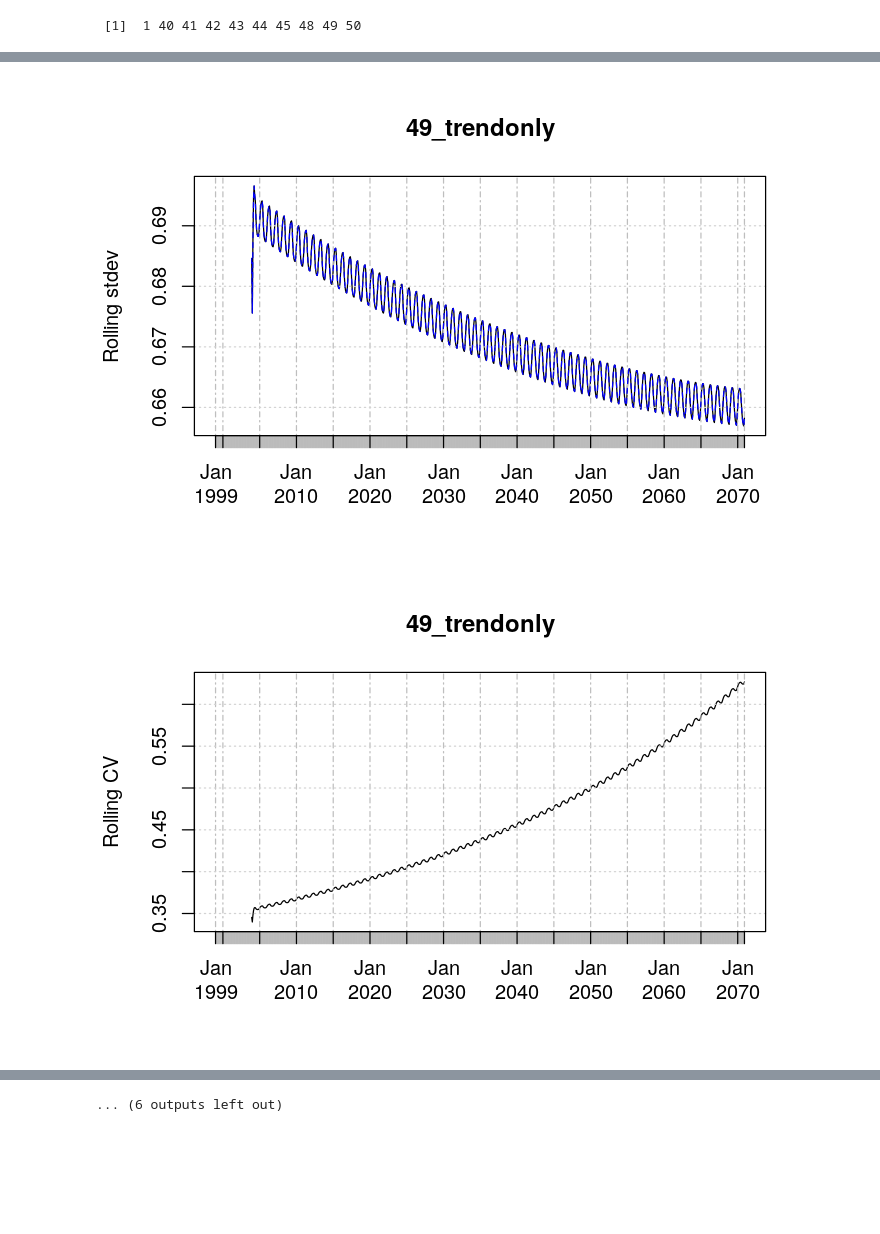
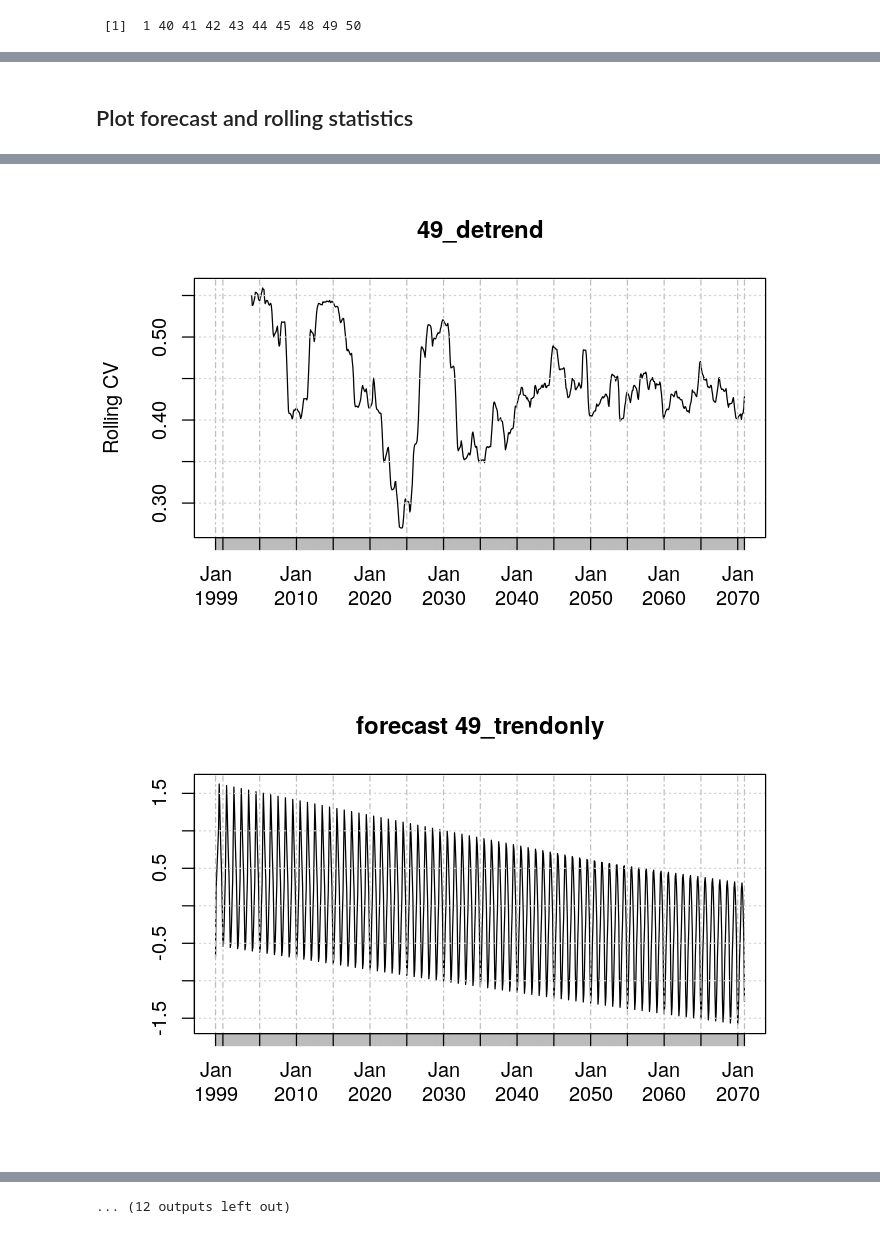
Before and after one commit to gremau/Sev_climatesens_SPEI, a Jupyter notebook: Socorro_to_Sev_forecasting.ipynb, the cells around one changed output, grey strips where cells are left out. Cells and saved outputs as stored; diff of their text form; code cells hidden in the pictures; blank space fills up the shorter version.

```diff
--- a/Socorro_to_Sev_forecasting.ipynb
+++ b/Socorro_to_Sev_forecasting.ipynb
@@ -279,3 +273,5 @@ plot(tots)
+# %% [markdown]
+## Plot forecast and rolling statistics
 # %%
 # Get spei tools
 source('~/current/GitHub/climate_tools/ts_variability_trends.r')
@@ -284,6 +280,7 @@ tslist <- c('49', '49_detrend', '49_trendonly', '50', '50_detrend', '50_trendonl
 for (ts in tslist){
     subs <- subset(cwd_out, Sta==ts)
     spei <- as.xts(subs$spei6mo, order.by=as.Date(subs$date))
+    plot(spei, main=paste('forecast', ts))
     cv <- get_rolling_CV(spei, 5*12, positivize=TRUE, plots=TRUE, site=ts)
 }
 # %% [output]
@@ -297,2 +294,2 @@ for (ts in tslist){
-[figure, old version]
+[figure, new version]
-[figure, old version]
+[figure, new version]
@@ -302 +299 @@ for (ts in tslist){
-... (6 outputs left out)
+... (12 outputs left out)
```
Also changed, not shown: parts of 6 cells of this notebook, 2 other files.
